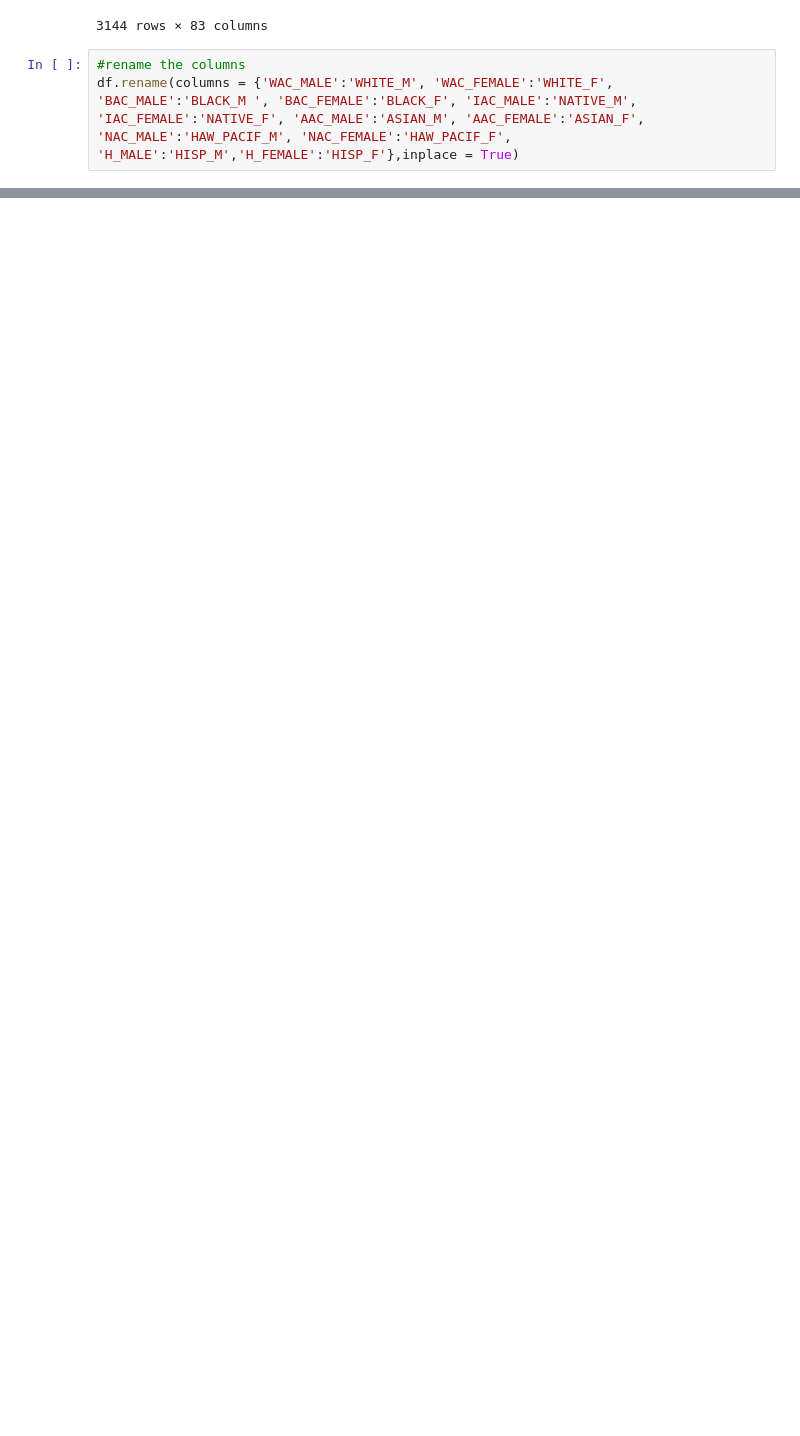
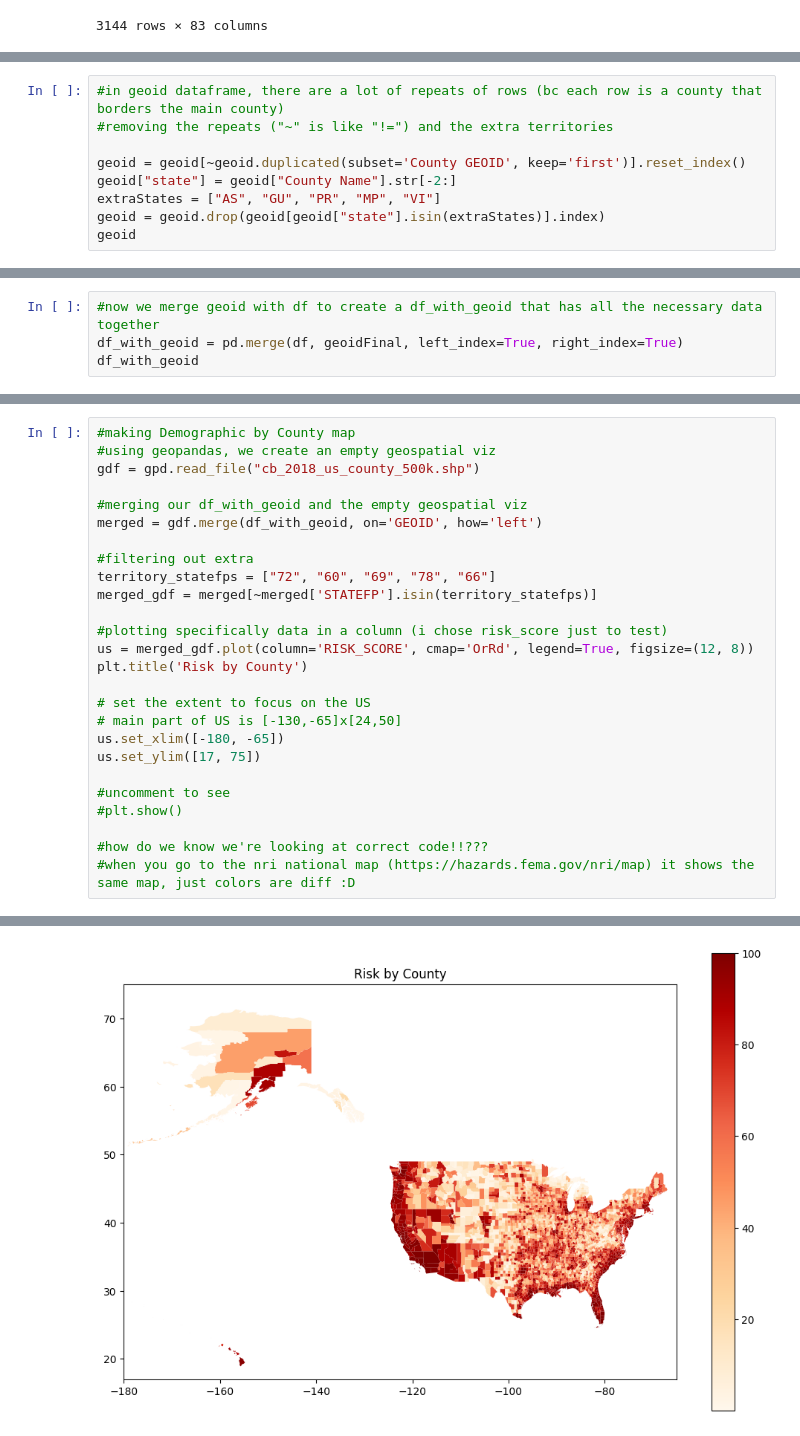
Before and after one commit to farnhamh/CS124H-Group-3, a Jupyter notebook: helena/project.ipynb, the cells around one changed output, grey strips where cells are left out. Cells and saved outputs as stored; diff of their text form; blank space fills up the shorter version.

Commit message:
added demographics more calculations + chloropleth map of demographics alongside nri chloropleth map

```diff
--- a/helena/project.ipynb
+++ b/helena/project.ipynb
@@ -198,9 +217,6 @@ df
 | 3142 | Washakie | Wyoming | 76 | 15438 | 7946 | 7492 | 7510 | 7068 | 52 | 32 | ... |
 | 3143 | Weston | Wyoming | 76 | 13720 | 7600 | 6120 | 7064 | 5674 | 82 | 32 | ... |
 3144 rows × 83 columns
-# %%
-#rename the columns
-df.rename(columns = {'WAC_MALE':'WHITE_M', 'WAC_FEMALE':'WHITE_F', 'BAC_MALE':'BLACK_M ', 'BAC_FEMALE':'BLACK_F', 'IAC_MALE':'NATIVE_M', 'IAC_FEMALE':'NATIVE_F', 'AAC_MALE':'ASIAN_M', 'AAC_FEMALE':'ASIAN_F', 'NAC_MALE':'HAW_PACIF_M', 'NAC_FEMALE':'HAW_PACIF_F', 'H_MALE':'HISP_M','H_FEMALE':'HISP_F'},inplace = True)
 # %% [markdown]
 NEXT STEPS:
 
@@ -270,0 +326,9 @@ df
+# %%
+#in geoid dataframe, there are a lot of repeats of rows (bc each row is a county that borders the main county)
+#removing the repeats ("~" is like "!=") and the extra territories
+
+geoid = geoid[~geoid.duplicated(subset='County GEOID', keep='first')].reset_index()
+geoid["state"] = geoid["County Name"].str[-2:]
+extraStates = ["AS", "GU", "PR", "MP", "VI"]
+geoid = geoid.drop(geoid[geoid["state"].isin(extraStates)].index)
+geoid
@@ -270,0 +391,4 @@ df
+# %%
+#now we merge geoid with df to create a df_with_geoid that has all the necessary data together
+df_with_geoid = pd.merge(df, geoidFinal, left_index=True, right_index=True)
+df_with_geoid
@@ -270,0 +437,27 @@ df
+# %%
+#making Demographic by County map
+#using geopandas, we create an empty geospatial viz
+gdf = gpd.read_file("cb_2018_us_county_500k.shp")
+
+#merging our df_with_geoid and the empty geospatial viz
+merged = gdf.merge(df_with_geoid, on='GEOID', how='left')
+
+#filtering out extra
+territory_statefps = ["72", "60", "69", "78", "66"]
+merged_gdf = merged[~merged['STATEFP'].isin(territory_statefps)]
+
+#plotting specifically data in a column (i chose risk_score just to test)
+us = merged_gdf.plot(column='RISK_SCORE', cmap='OrRd', legend=True, figsize=(12, 8))
+plt.title('Risk by County')
+
+# set the extent to focus on the US
+# main part of US is [-130,-65]x[24,50]
+us.set_xlim([-180, -65])
+us.set_ylim([17, 75])
+
+#uncomment to see
+#plt.show()
+
+#how do we know we're looking at correct code!!???
+#when you go to the nri national map (https://hazards.fema.gov/nri/map) it shows the same map, just colors are diff :D
+# %% [output]
@@ -270,0 +465 @@ df
+[figure, added]
```
Also changed, not shown: parts of 15 cells of this notebook, 17 other files.
